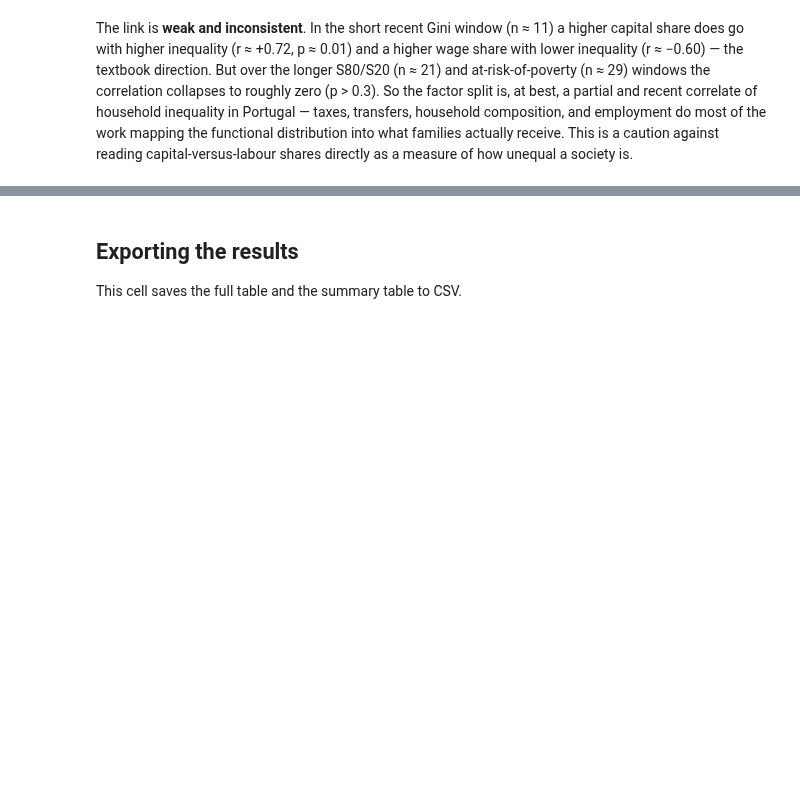
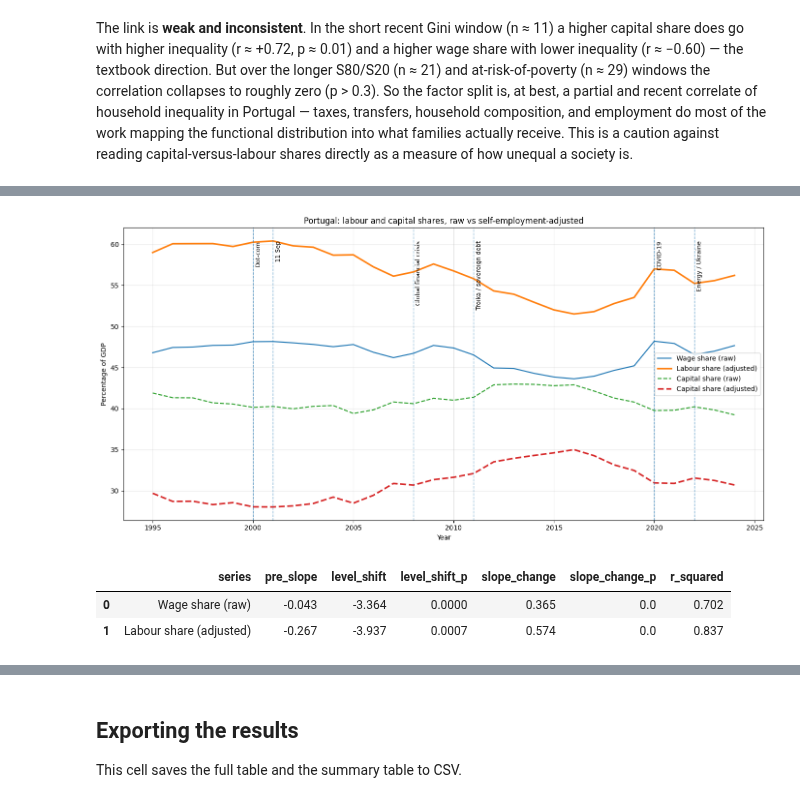
Before and after one commit to DiogoRibeiro7/ds-projects-portfolio, a Jupyter notebook: projects/portugal_gdp_income_distribution/portugal_gdp_income_distribution.ipynb, the cells around one changed output, grey strips where cells are left out. Drawn from its saved outputs; the diff is of its cells as text; code cells hidden in the pictures; blank space fills up the shorter version.

```diff
--- a/projects/portugal_gdp_income_distribution/portugal_gdp_income_distribution.ipynb
+++ b/projects/portugal_gdp_income_distribution/portugal_gdp_income_distribution.ipynb
@@ -1652,0 +1672,57 @@ The link is **weak and inconsistent**. In the short recent Gini window (n ≈ 11
+# %%
+EMPLOYMENT_SERIES: Final[str] = "Eurostat/nama_10_a10_e/A.THS_PER.TOTAL.EMP_DC.PT"
+EMPLOYEES_SERIES: Final[str] = "Eurostat/nama_10_a10_e/A.THS_PER.TOTAL.SAL_DC.PT"
+
+
+def build_adjusted_labour_share(df: pd.DataFrame) -> pd.DataFrame:
+    """
+    Correct the labour and capital shares for self-employed labour income.
+
+    Returns
+    -------
+    pd.DataFrame
+        `df` plus employment counts, the self-employment scaling factor, and
+        the adjusted labour and capital shares (gross mixed income reallocated
+        from capital to labour in proportion to self-employment).
+    """
+    employment = fetch_eurostat_series(EMPLOYMENT_SERIES, "total_employment")
+    employees = fetch_eurostat_series(EMPLOYEES_SERIES, "employees")
+    out = df.merge(employment, on="year", how="inner").merge(employees, on="year", how="inner")
+    out["self_employment_factor"] = out["total_employment"] / out["employees"]
+    out["adjusted_labour_share_pct"] = out["wages_share_pct"] * out["self_employment_factor"]
+    labour_reallocated = out["adjusted_labour_share_pct"] - out["wages_share_pct"]
+    out["adjusted_capital_share_pct"] = out["capital_income_share_pct"] - labour_reallocated
+    out["self_employed_pct_employment"] = 100.0 * (1.0 - out["employees"] / out["total_employment"])
+    return out
+
+
+def plot_adjusted_labour_share(adjusted_df: pd.DataFrame) -> None:
+    """Compare raw vs self-employment-adjusted labour and capital shares."""
+    fig, ax = plt.subplots(figsize=(14, 7))
+    ax.plot(adjusted_df["year"], adjusted_df["wages_share_pct"], linewidth=1.6, label="Wage share (raw)")
+    ax.plot(adjusted_df["year"], adjusted_df["adjusted_labour_share_pct"], linewidth=2.4, label="Labour share (adjusted)")
+    ax.plot(adjusted_df["year"], adjusted_df["capital_income_share_pct"], linewidth=1.6,
+            linestyle="--", label="Capital share (raw)")
+    ax.plot(adjusted_df["year"], adjusted_df["adjusted_capital_share_pct"], linewidth=2.4,
+            linestyle="--", label="Capital share (adjusted)")
+    annotate_crises(ax, adjusted_df, CRISIS_EVENTS, y_position=float(adjusted_df["adjusted_labour_share_pct"].max()))
+    ax.set_title("Portugal: labour and capital shares, raw vs self-employment-adjusted")
+    ax.set_xlabel("Year")
+    ax.set_ylabel("Percentage of GDP")
+    ax.grid(True, alpha=0.3)
+    ax.legend()
+    plt.tight_layout()
+    plt.show()
+
+
+adjusted_df = build_adjusted_labour_share(df)
+plot_adjusted_labour_share(adjusted_df)
+adjusted_its_table, _ = interrupted_time_series(
+    adjusted_df, {"wages_share_pct": "Wage share (raw)", "adjusted_labour_share_pct": "Labour share (adjusted)"}
+)
+adjusted_its_table
+# %% [output]
+[figure, added]
+|  | series | pre_slope | level_shift | level_shift_p | slope_change | slope_change_p | r_squared |
+| 0 | Wage share (raw) | -0.043 | -3.364 | 0.0000 | 0.365 | 0.0 | 0.702 |
+| 1 | Labour share (adjusted) | -0.267 | -3.937 | 0.0007 | 0.574 | 0.0 | 0.837 |
```
Also changed, not shown: parts of 19 cells of this notebook, 1 other file.
